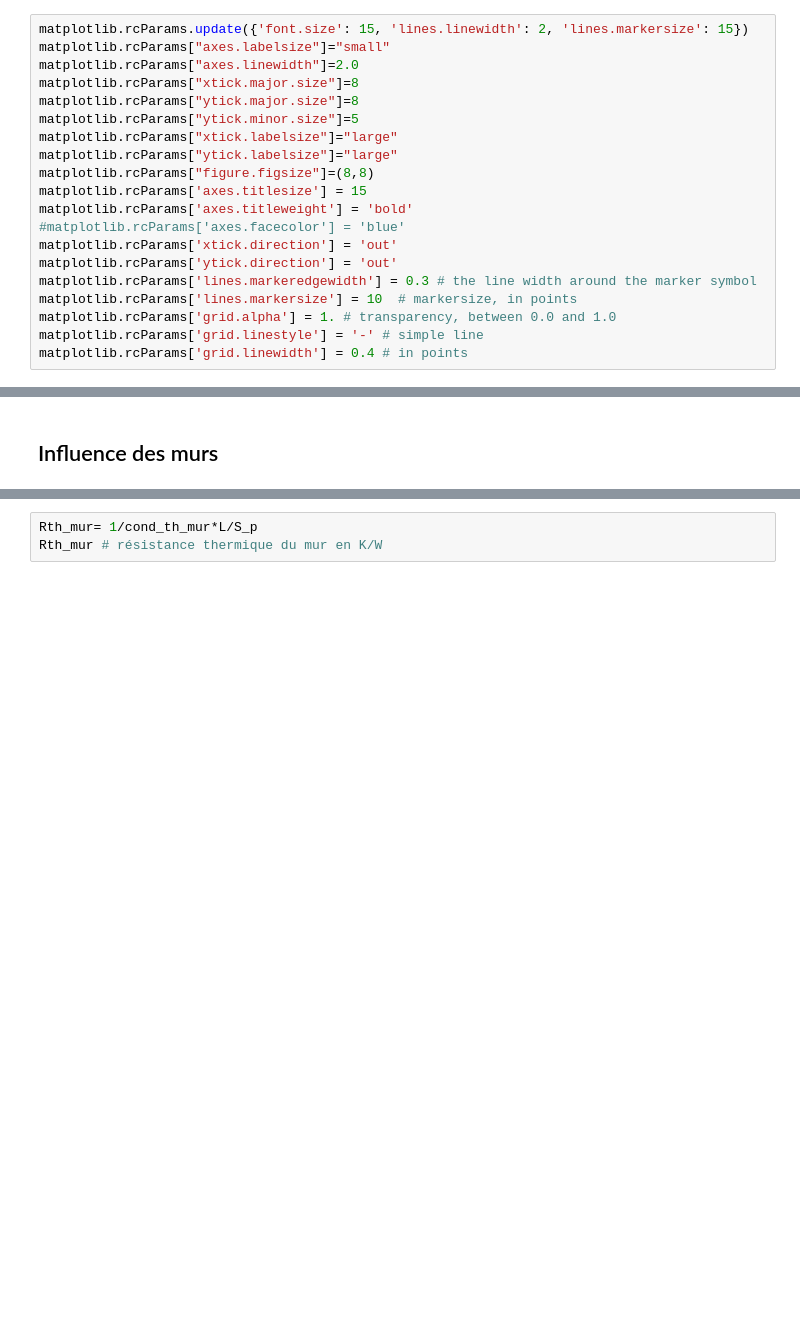
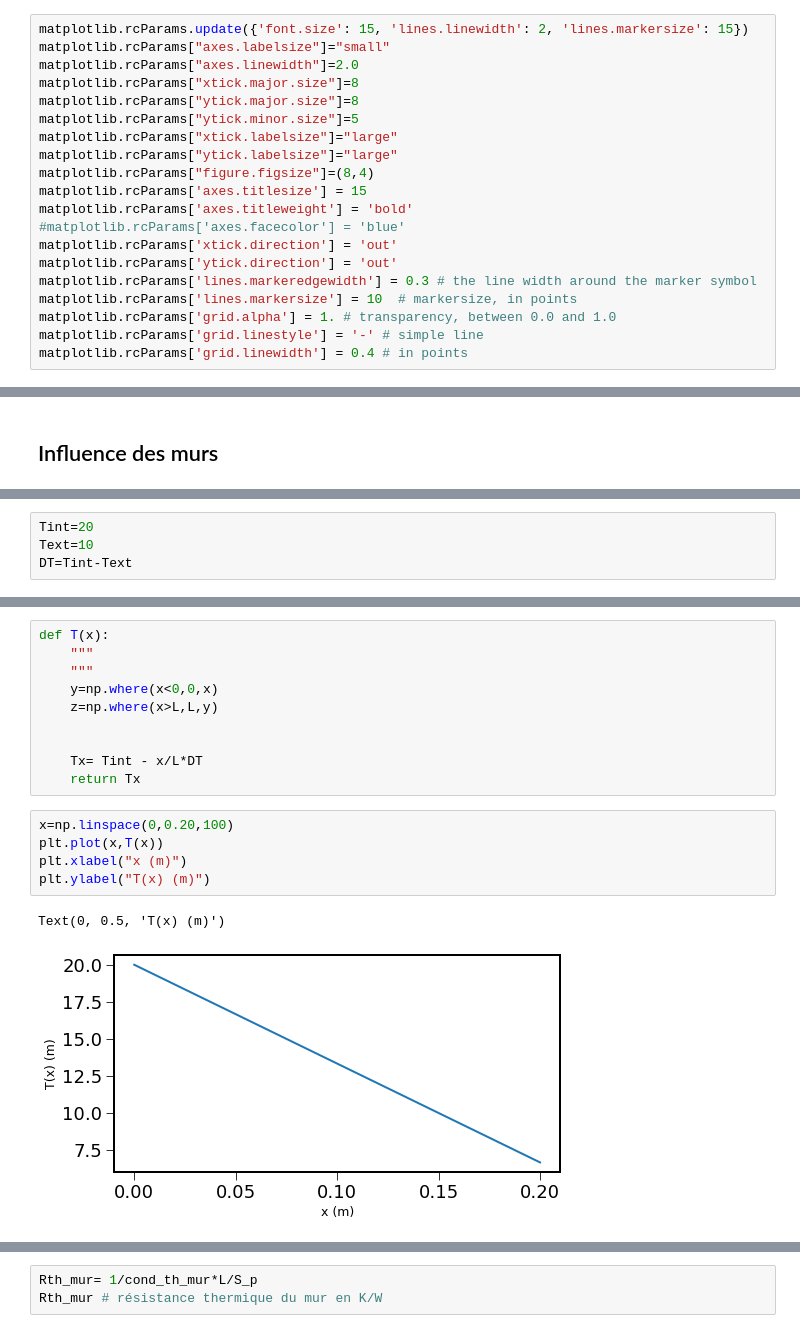
Before and after one commit to sebcampagne/mp32, a Jupyter notebook: DM_phys_17_2021_03_14/DM_EtudeThermique.ipynb, the cells around one changed output, grey strips where cells are left out. Cells and saved outputs as stored; diff of their text form; blank space fills up the shorter version.

```diff
--- a/DM_phys_17_2021_03_14/DM_EtudeThermique.ipynb
+++ b/DM_phys_17_2021_03_14/DM_EtudeThermique.ipynb
@@ -45,7 +45,7 @@ matplotlib.rcParams["ytick.major.size"]=8
 matplotlib.rcParams["ytick.minor.size"]=5
 matplotlib.rcParams["xtick.labelsize"]="large"
 matplotlib.rcParams["ytick.labelsize"]="large"
-matplotlib.rcParams["figure.figsize"]=(8,8)
+matplotlib.rcParams["figure.figsize"]=(8,4)
 matplotlib.rcParams['axes.titlesize'] = 15
 matplotlib.rcParams['axes.titleweight'] = 'bold'
 #matplotlib.rcParams['axes.facecolor'] = 'blue'
@@ -145,0 +213,4 @@ C_mur  #  J/K
+# %%
+Tint=20
+Text=10
+DT=Tint-Text
@@ -145,0 +229,18 @@ C_mur  #  J/K
+# %%
+def T(x):
+    """
+    """
+    y=np.where(x<0,0,x)
+    z=np.where(x>L,L,y)
+
+
+    Tx= Tint - x/L*DT
+    return Tx
+# %%
+x=np.linspace(0,0.20,100)
+plt.plot(x,T(x))
+plt.xlabel("x (m)")
+plt.ylabel("T(x) (m)")
+# %% [output]
+Text(0, 0.5, 'T(x) (m)')
+[figure, added]
```
Also changed, not shown: parts of 115 cells of this notebook.
